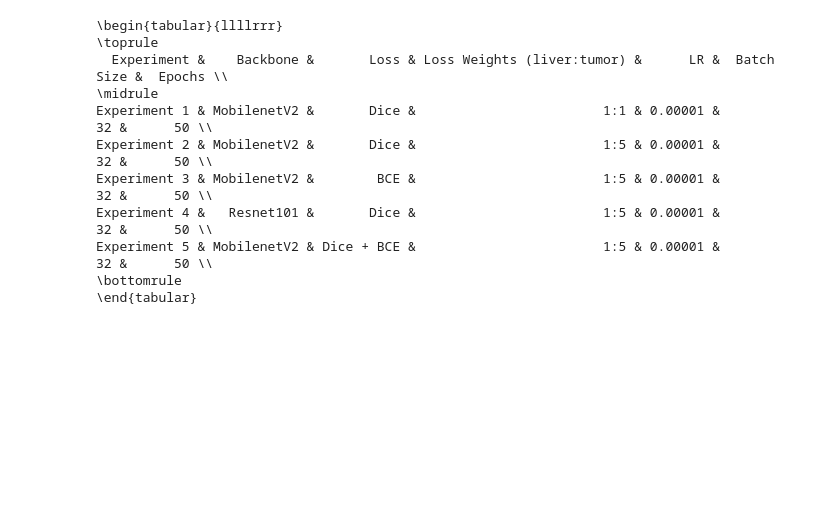
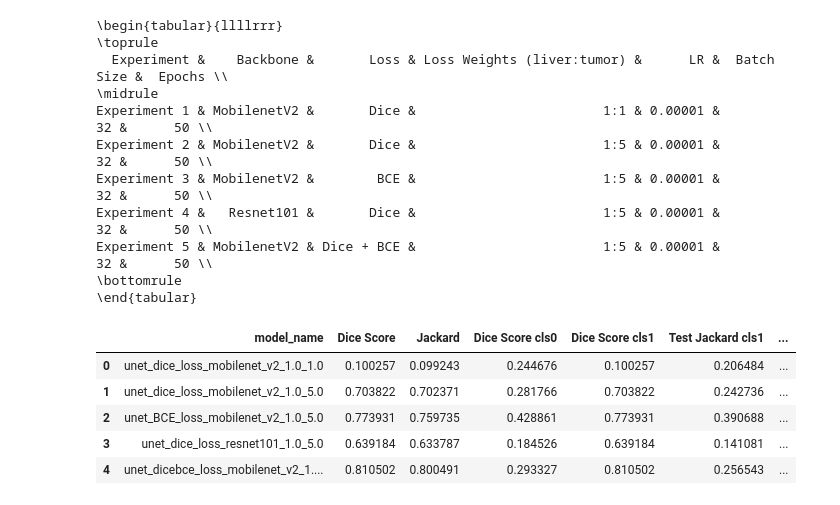
Before and after one commit to aneesurhashmi/hc703_a3, a Jupyter notebook: csv_processing.ipynb, the cells around one changed output. Saved outputs shown, nothing was run; the diff lists cells and outputs as text; code cells hidden in the pictures; blank space fills up the shorter version.

```diff
--- a/csv_processing.ipynb
+++ b/csv_processing.ipynb
@@ -261,3 +270,15 @@ for exp_idx in range(5):
     exp_dict[exp_idx]["backbone"] = backbones[exp_idx]
     exp_dict[exp_idx]["loss"] = losses[exp_idx]
     exp_dict[exp_idx]["loss_weight"] = loss_weights[exp_idx]
+# %%
+results_dir = './results/results.csv'
+results_df = pd.read_csv(results_dir)
+# %%
+results_df
+# %% [output]
+|  | model_name | Dice Score | Jackard | Dice Score cls0 | Dice Score cls1 | Test Jackard cls1 | ... |
+| 0 | unet_dice_loss_mobilenet_v2_1.0_1.0 | 0.100257 | 0.099243 | 0.244676 | 0.100257 | 0.206484 | ... |
+| 1 | unet_dice_loss_mobilenet_v2_1.0_5.0 | 0.703822 | 0.702371 | 0.281766 | 0.703822 | 0.242736 | ... |
+| 2 | unet_BCE_loss_mobilenet_v2_1.0_5.0 | 0.773931 | 0.759735 | 0.428861 | 0.773931 | 0.390688 | ... |
+| 3 | unet_dice_loss_resnet101_1.0_5.0 | 0.639184 | 0.633787 | 0.184526 | 0.639184 | 0.141081 | ... |
+| 4 | unet_dicebce_loss_mobilenet_v2_1.... | 0.810502 | 0.800491 | 0.293327 | 0.810502 | 0.256543 | ... |
```
Also changed, not shown: parts of 8 cells of this notebook, 7 other files.
